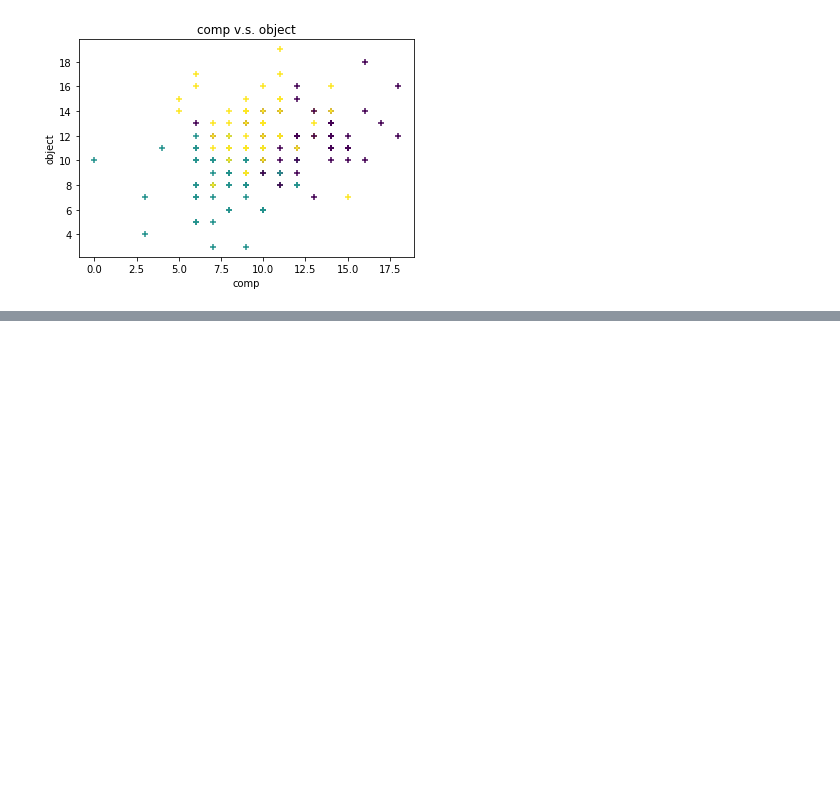
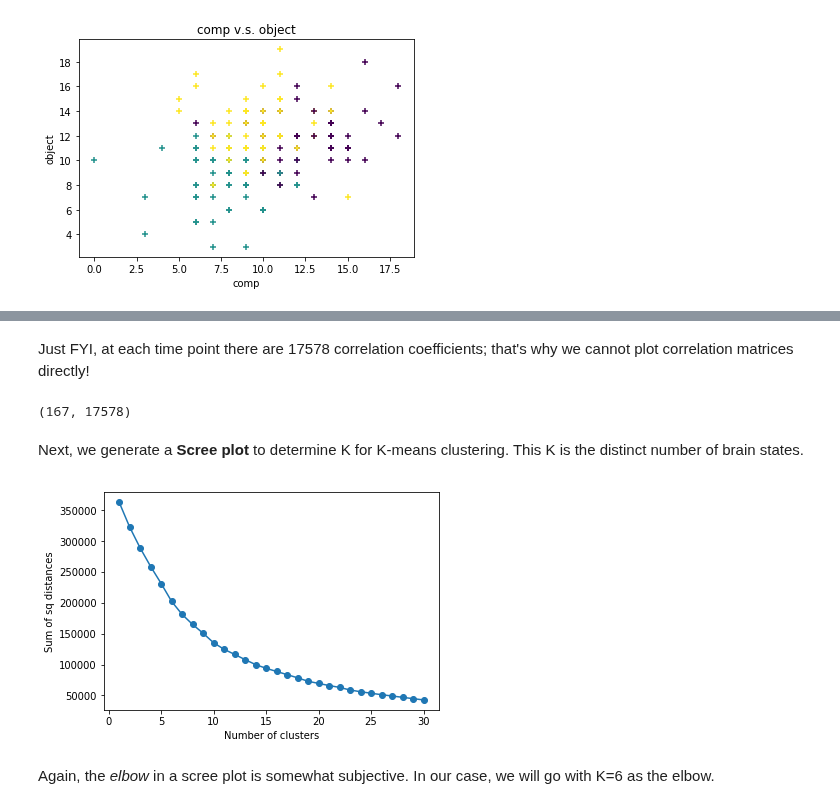
Before and after one commit to sathayas/JupyterfMRIFall2019, a Jupyter notebook: MachineLearning.ipynb, the cells around one changed output, grey strips where cells are left out. Saved outputs shown, nothing was run; the diff lists cells and outputs as text; code cells hidden in the pictures; blank space fills up the shorter version.

```diff
--- a/MachineLearning.ipynb
+++ b/MachineLearning.ipynb
@@ -412,0 +494,38 @@ plt.show()
+# %%
+##### Converting correlation matrices to vectors
+nNodes = Rmat.shape[-1]
+nTime = Rmat.shape[0]
+indR = np.triu_indices(nNodes,1) # indices for the upper triangle of R
+# initializing the data array, rows = time, cols = correlation
+Rdata = np.zeros((nTime,len(indR[0])))
+for iTime in range(nTime):
+    R = Rmat[iTime,:,:]
+    Rdata[iTime,:] = R[indR]
+# %% [markdown]
+Just FYI, at each time point there are 17578 correlation coefficients; that's why we cannot plot correlation matrices directly!
+# %%
+Rdata.shape
+# %% [output]
+(167, 17578)
+# %% [markdown]
+Next, we generate a **Scree plot** to determine K for K-means clustering. This K is the distinct number of brain states.
+# %%
+###### Clustering --- Figuring out the  number of clusters
+# determinging the number of clusters (up to 30 clusters)
+SSE = []
+for iClus in range(1,31):
+    #print('Number of clusters: %d' % iClus)
+    # K-means clustering
+    km = KMeans(n_clusters=iClus)  # K-means with a given number of clusters
+    km.fit(Rdata)  # fitting the principal components
+    SSE.append(km.inertia_) # recording the sum of square distances
+
+# plotting the sum of square distance
+plt.plot(np.arange(1,31),SSE,marker = "o")
+plt.xlabel('Number of clusters')
+plt.ylabel('Sum of sq distances')
+plt.show()
+# %% [output]
+[figure, added]
+# %% [markdown]
+Again, the *elbow* in a scree plot is somewhat subjective. In our case, we will go with K=6 as the elbow.
```
Also changed, not shown: parts of 15 cells of this notebook.
